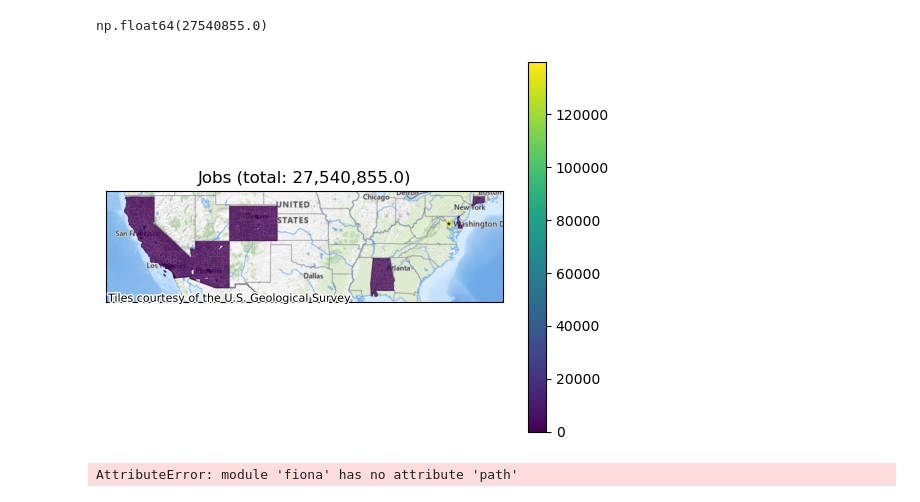
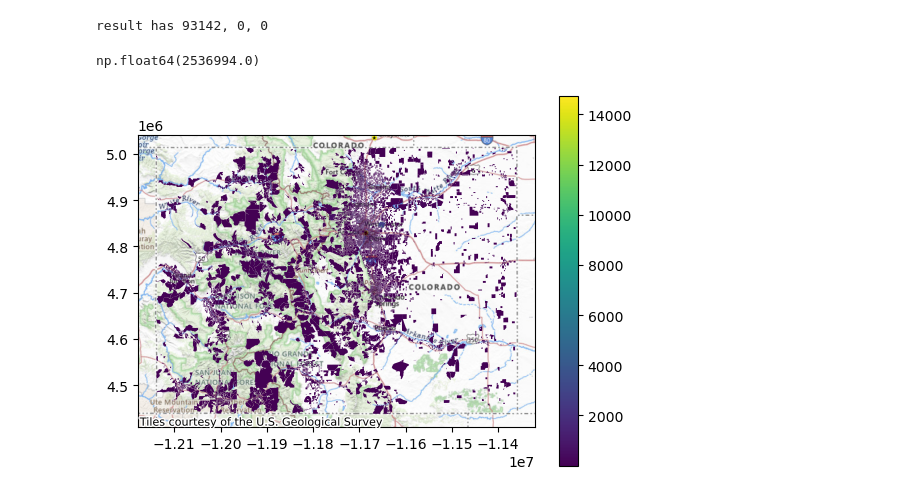
Before and after one commit to NREL/bamcensus, a Jupyter notebook: examples/python_lodes_example.ipynb, the cells around one changed output. Saved outputs shown, nothing was run; the diff lists cells and outputs as text; code cells hidden in the pictures.

```diff
--- a/examples/python_lodes_example.ipynb
+++ b/examples/python_lodes_example.ipynb
@@ -6,25 +7,25 @@ import contextily as ctx
+# %%
+data = wac_tiger(year=2020, geoids="08059,08091")
+# %% [output]
+result has 93142, 0, 0
+# %%
+df = pd.DataFrame.from_dict(data, orient='index')
+df['geometry'] = df.geometry.apply(wkt.loads)
+df = gpd.GeoDataFrame(df, crs="EPSG:4326")
 # %%
-df = pd.read_csv("../LODES8_wac_2020_JT00_S000_census_tract.csv")
+# df = pd.read_csv("../LODES8_wac_2020_JT00_S000_census_tract.csv")
 df["geometry"] = df.geometry.apply(wkt.loads)
 df = gpd.GeoDataFrame(df, crs="EPSG:4326")
 # %%
-df.lodes_value.sum()
+df.value.sum()
 # %% [output]
-np.float64(27540855.0)
+np.float64(2536994.0)
 # %%
 from matplotlib import pyplot as plt
 
+
 fig, ax = plt.subplots()
-df.to_crs("EPSG:3857").plot("lodes_value", legend=True, alpha=0.6, ax=ax)
-tot = df['lodes_value'].sum()
-ax.set_xticks([])
-ax.set_yticks([])
-ax.set_title(f"Jobs (total: {tot:,})")
+df.to_crs("EPSG:3857").plot("value", legend=True, ax=ax)
 ctx.add_basemap(ax=ax, source=ctx.providers.USGS.USTopo)
-fig.savefig("co-jobs.png", dpi=600)
 # %% [output]
-[figure, old version]
+[figure, new version]
-# %%
-c = gpd.read_file("/Users/rjf/Downloads/tl_2020_us_county/tl_2020_us_county.shp")
-# %% [output]
-AttributeError: module 'fiona' has no attribute 'path'
```
Also changed, not shown: parts of 1 cell of this notebook, 7 other files.
